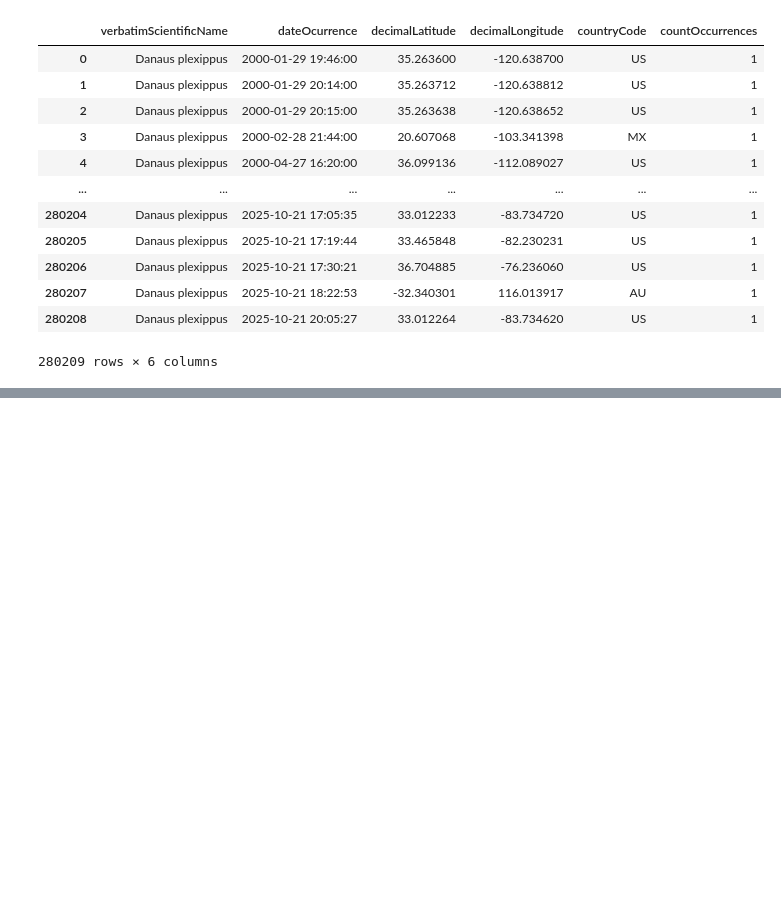
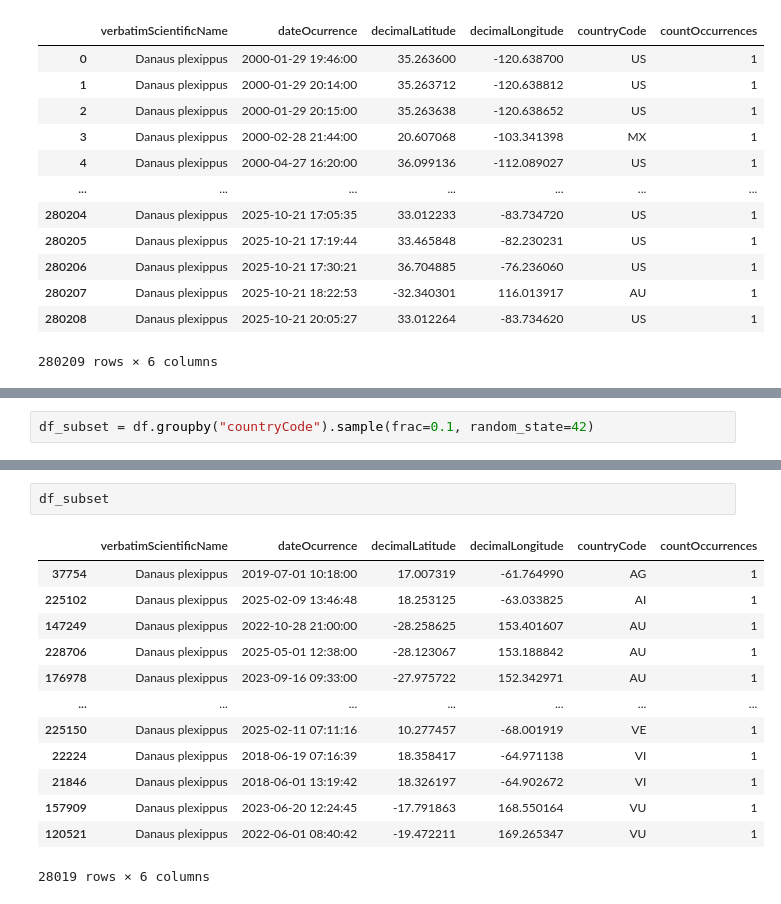
Before and after one commit to davidguzmanr/COMP-685-Fall-2025, a Jupyter notebook: notebooks/iNaturalist-Greg.ipynb, the cells around one changed output, grey strips where cells are left out. Saved outputs shown, nothing was run; the diff lists cells and outputs as text; blank space fills up the shorter version.

```diff
--- a/notebooks/iNaturalist-Greg.ipynb
+++ b/notebooks/iNaturalist-Greg.ipynb
@@ -256,0 +261,2 @@ gdf.plot(ax=world.plot(figsize=(10, 6)), column=np.random.uniform(0, 1, len(df['
+# %%
+df_subset = df.groupby("countryCode").sample(frac=0.1, random_state=42)
@@ -256,0 +272,16 @@ gdf.plot(ax=world.plot(figsize=(10, 6)), column=np.random.uniform(0, 1, len(df['
+# %%
+df_subset
+# %% [output]
+|  | verbatimScientificName | dateOcurrence | decimalLatitude | decimalLongitude | countryCode | countOccurrences |
+| 37754 | Danaus plexippus | 2019-07-01 10:18:00 | 17.007319 | -61.764990 | AG | 1 |
+| 225102 | Danaus plexippus | 2025-02-09 13:46:48 | 18.253125 | -63.033825 | AI | 1 |
+| 147249 | Danaus plexippus | 2022-10-28 21:00:00 | -28.258625 | 153.401607 | AU | 1 |
+| 228706 | Danaus plexippus | 2025-05-01 12:38:00 | -28.123067 | 153.188842 | AU | 1 |
+| 176978 | Danaus plexippus | 2023-09-16 09:33:00 | -27.975722 | 152.342971 | AU | 1 |
+| ... | ... | ... | ... | ... | ... | ... |
+| 225150 | Danaus plexippus | 2025-02-11 07:11:16 | 10.277457 | -68.001919 | VE | 1 |
+| 22224 | Danaus plexippus | 2018-06-19 07:16:39 | 18.358417 | -64.971138 | VI | 1 |
+| 21846 | Danaus plexippus | 2018-06-01 13:19:42 | 18.326197 | -64.902672 | VI | 1 |
+| 157909 | Danaus plexippus | 2023-06-20 12:24:45 | -17.791863 | 168.550164 | VU | 1 |
+| 120521 | Danaus plexippus | 2022-06-01 08:40:42 | -19.472211 | 169.265347 | VU | 1 |
+28019 rows × 6 columns
```
Also changed, not shown: parts of 3 cells of this notebook, 2 other files.
